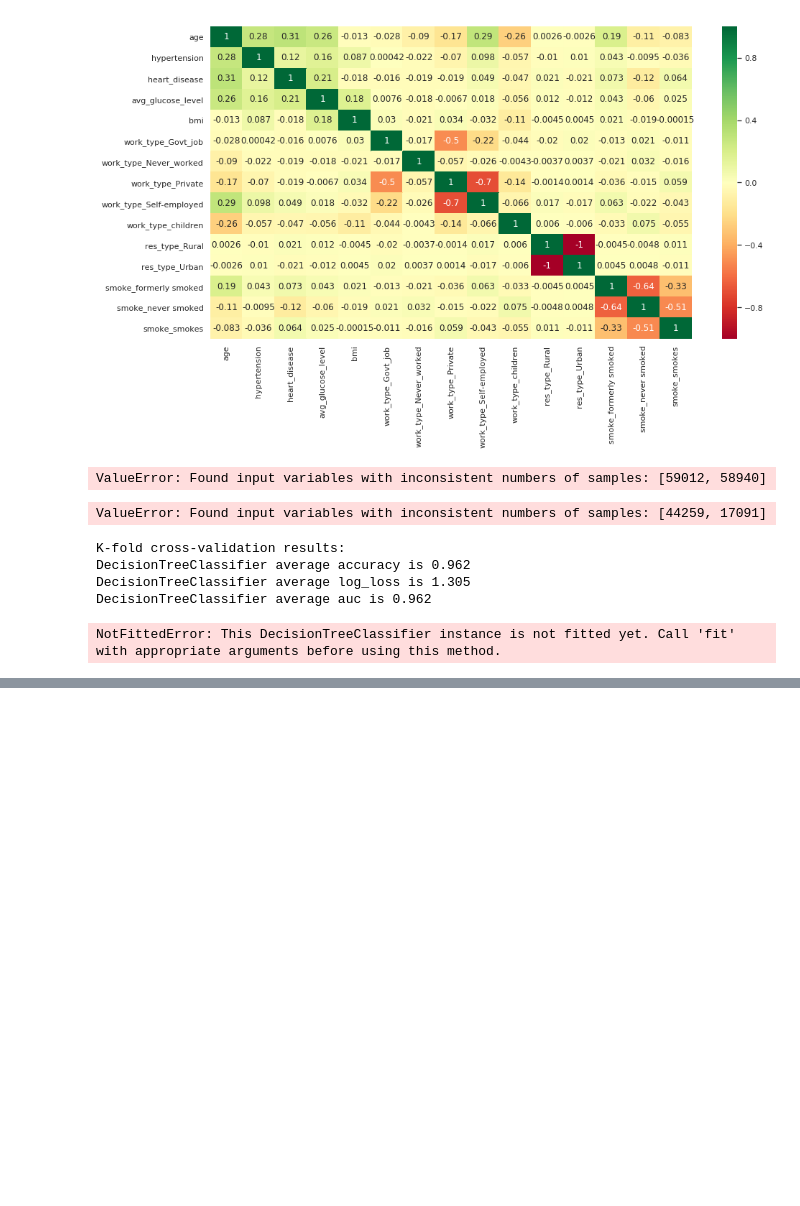
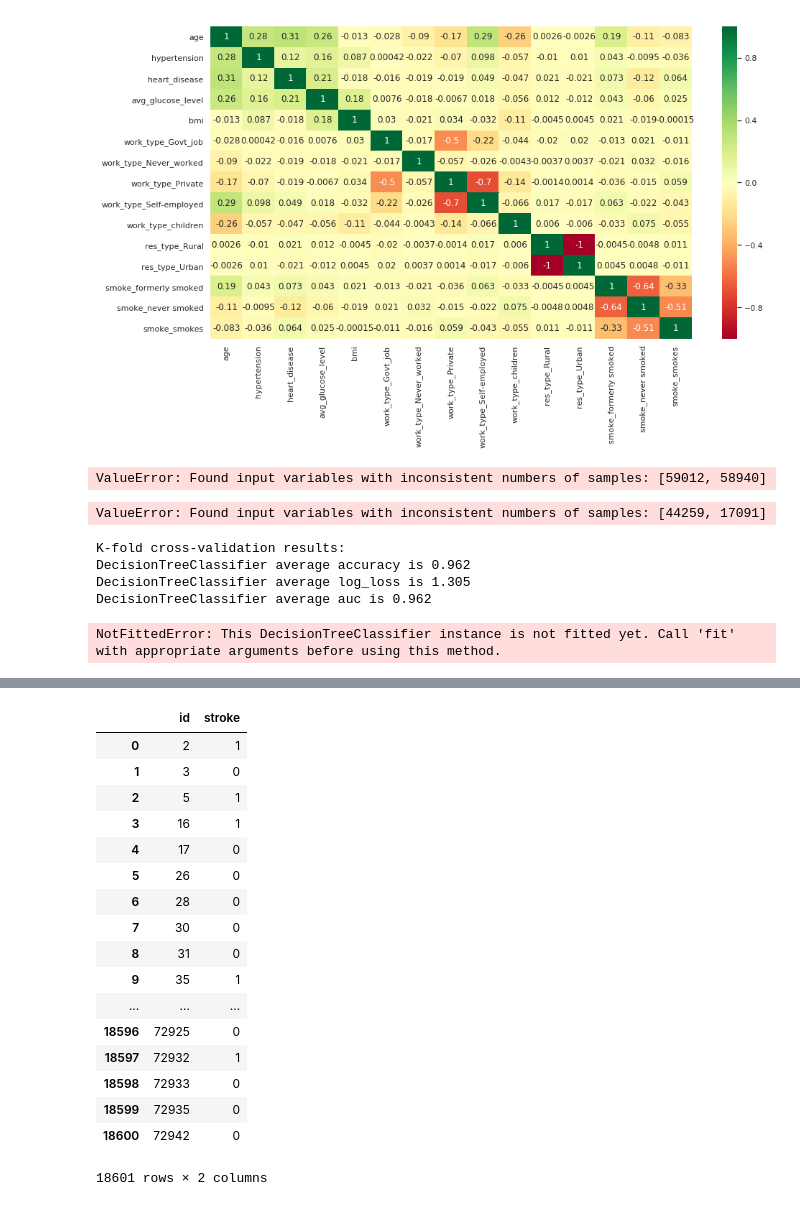
Before and after one commit to nCheck/eyantra-stroke, a Jupyter notebook: demographic-ml/stroke-all-classifier-Copy1.ipynb, the cells around one changed output, grey strips where cells are left out. Saved outputs shown, nothing was run; the diff lists cells and outputs as text; code cells hidden in the pictures; blank space fills up the shorter version.

```diff
--- a/demographic-ml/stroke-all-classifier-Copy1.ipynb
+++ b/demographic-ml/stroke-all-classifier-Copy1.ipynb
@@ -528,0 +493,21 @@ testData.sort_values(by=['id'])
+# %%
+testY
+# %% [output]
+|  | id | stroke |
+| 0 | 2 | 1 |
+| 1 | 3 | 0 |
+| 2 | 5 | 1 |
+| 3 | 16 | 1 |
+| 4 | 17 | 0 |
+| 5 | 26 | 0 |
+| 6 | 28 | 0 |
+| 7 | 30 | 0 |
+| 8 | 31 | 0 |
+| 9 | 35 | 1 |
+| ... | ... | ... |
+| 18596 | 72925 | 0 |
+| 18597 | 72932 | 1 |
+| 18598 | 72933 | 0 |
+| 18599 | 72935 | 0 |
+| 18600 | 72942 | 0 |
+18601 rows × 2 columns
```
Also changed, not shown: parts of 7 cells of this notebook, 3 other files.
